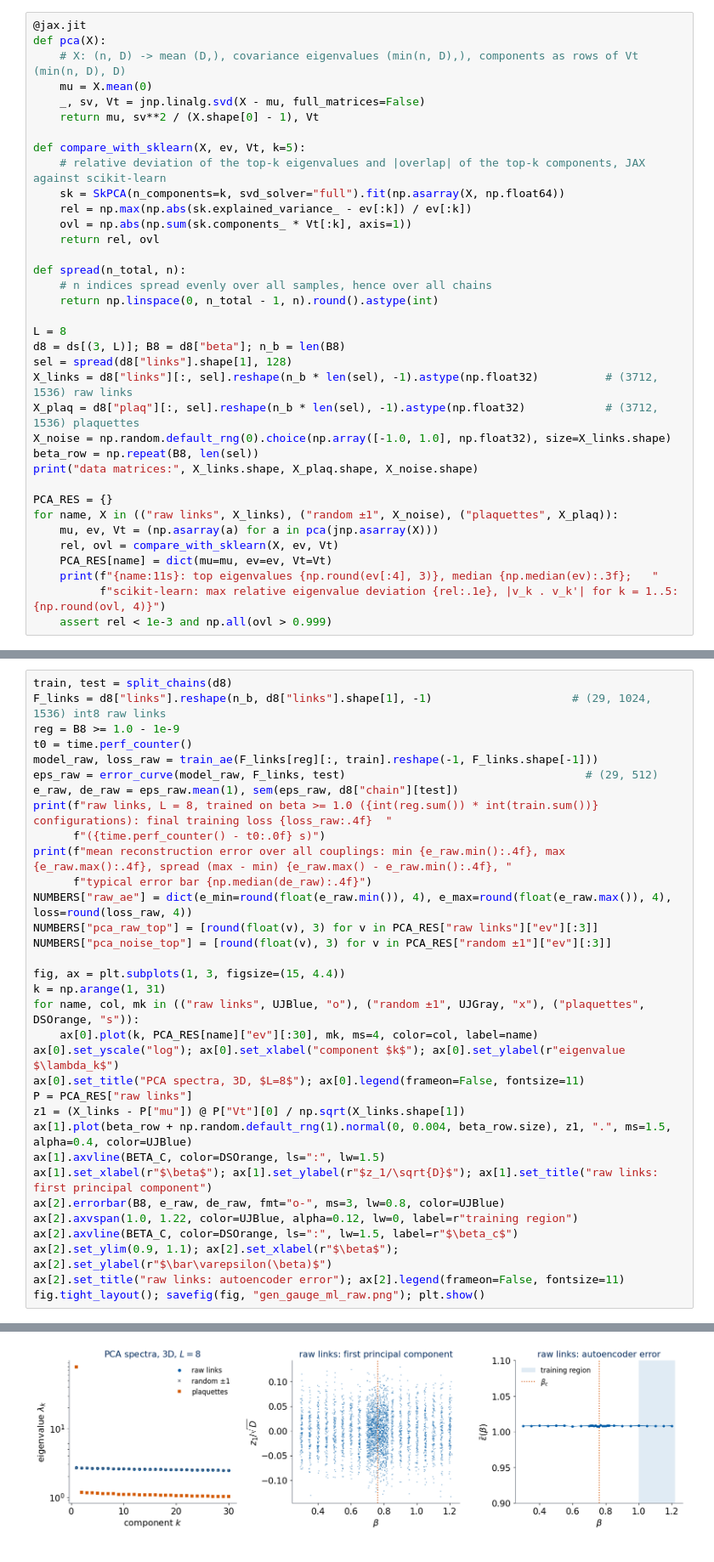
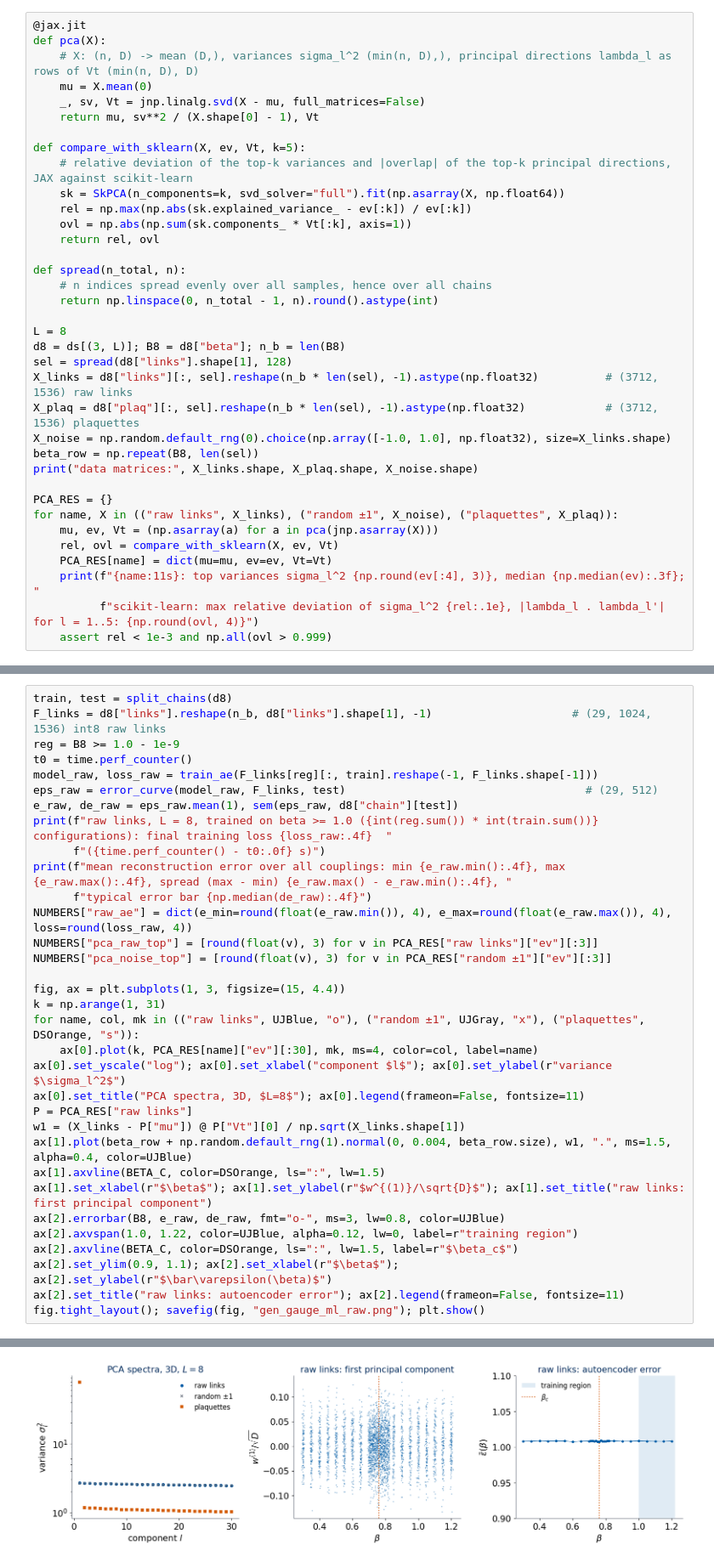
Before and after one commit to MarcinPlodzien/deep-learning-for-classical-and-quantum-physics, a Jupyter notebook: notebooks/lecture-05/lab-022-gauge-without-labels.ipynb, the cells around one changed output, grey strips where cells are left out. Shown at 85% size. Saved outputs shown, nothing was run; the diff lists cells and outputs as text.

```diff
--- a/notebooks/lecture-05/lab-022-gauge-without-labels.ipynb
+++ b/notebooks/lecture-05/lab-022-gauge-without-labels.ipynb
@@ -278,13 +280,13 @@ $3L^3=1536$.
 # %%
 @jax.jit
 def pca(X):
-    # X: (n, D) -> mean (D,), covariance eigenvalues (min(n, D),), components as rows of Vt (min(n, D), D)
+    # X: (n, D) -> mean (D,), variances sigma_l^2 (min(n, D),), principal directions lambda_l as rows of Vt (min(n, D), D)
     mu = X.mean(0)
     _, sv, Vt = jnp.linalg.svd(X - mu, full_matrices=False)
     return mu, sv**2 / (X.shape[0] - 1), Vt
 
 def compare_with_sklearn(X, ev, Vt, k=5):
-    # relative deviation of the top-k eigenvalues and |overlap| of the top-k components, JAX against scikit-learn
+    # relative deviation of the top-k variances and |overlap| of the top-k principal directions, JAX against scikit-learn
     sk = SkPCA(n_components=k, svd_solver="full").fit(np.asarray(X, np.float64))
     rel = np.max(np.abs(sk.explained_variance_ - ev[:k]) / ev[:k])
     ovl = np.abs(np.sum(sk.components_ * Vt[:k], axis=1))
@@ -308,8 +310,8 @@ for name, X in (("raw links", X_links), ("random ±1", X_noise), ("plaquettes",
     mu, ev, Vt = (np.asarray(a) for a in pca(jnp.asarray(X)))
     rel, ovl = compare_with_sklearn(X, ev, Vt)
     PCA_RES[name] = dict(mu=mu, ev=ev, Vt=Vt)
-    print(f"{name:11s}: top eigenvalues {np.round(ev[:4], 3)}, median {np.median(ev):.3f};   "
-          f"scikit-learn: max relative eigenvalue deviation {rel:.1e}, |v_k . v_k'| for k = 1..5: {np.round(ovl, 4)}")
+    print(f"{name:11s}: top variances sigma_l^2 {np.round(ev[:4], 3)}, median {np.median(ev):.3f};   "
+          f"scikit-learn: max relative deviation of sigma_l^2 {rel:.1e}, |lambda_l . lambda_l'| for l = 1..5: {np.round(ovl, 4)}")
     assert rel < 1e-3 and np.all(ovl > 0.999)
 # %% [output]
 data matrices: (3712, 1536) (3712, 1536) (3712, 1536)
@@ -407,13 +409,13 @@ fig, ax = plt.subplots(1, 3, figsize=(15, 4.4))
 k = np.arange(1, 31)
 for name, col, mk in (("raw links", UJBlue, "o"), ("random ±1", UJGray, "x"), ("plaquettes", DSOrange, "s")):
     ax[0].plot(k, PCA_RES[name]["ev"][:30], mk, ms=4, color=col, label=name)
-ax[0].set_yscale("log"); ax[0].set_xlabel("component $k$"); ax[0].set_ylabel(r"eigenvalue $\lambda_k$")
+ax[0].set_yscale("log"); ax[0].set_xlabel("component $l$"); ax[0].set_ylabel(r"variance $\sigma_l^2$")
 ax[0].set_title("PCA spectra, 3D, $L=8$"); ax[0].legend(frameon=False, fontsize=11)
 P = PCA_RES["raw links"]
-z1 = (X_links - P["mu"]) @ P["Vt"][0] / np.sqrt(X_links.shape[1])
-ax[1].plot(beta_row + np.random.default_rng(1).normal(0, 0.004, beta_row.size), z1, ".", ms=1.5, alpha=0.4, color=UJBlue)
+w1 = (X_links - P["mu"]) @ P["Vt"][0] / np.sqrt(X_links.shape[1])
+ax[1].plot(beta_row + np.random.default_rng(1).normal(0, 0.004, beta_row.size), w1, ".", ms=1.5, alpha=0.4, color=UJBlue)
 ax[1].axvline(BETA_C, color=DSOrange, ls=":", lw=1.5)
-ax[1].set_xlabel(r"$\beta$"); ax[1].set_ylabel(r"$z_1/\sqrt{D}$"); ax[1].set_title("raw links: first principal component")
+ax[1].set_xlabel(r"$\beta$"); ax[1].set_ylabel(r"$w^{(1)}/\sqrt{D}$"); ax[1].set_title("raw links: first principal component")
 ax[2].errorbar(B8, e_raw, de_raw, fmt="o-", ms=3, lw=0.8, color=UJBlue)
 ax[2].axvspan(1.0, 1.22, color=UJBlue, alpha=0.12, lw=0, label=r"training region")
 ax[2].axvline(BETA_C, color=DSOrange, ls=":", lw=1.5, label=r"$\beta_c$")
@@ -425,5 +427,5 @@ raw links, L = 8, trained on beta >= 1.0 (2560 configurations): final training l
 mean reconstruction error over all couplings: min 1.0075, max 1.0093, spread (max - min) 0.0018, typical error bar 0.0003
-[figure, old version]
+[figure, new version]
 # %% [markdown]
 All three panels say the same thing. The raw-link spectrum is the spectrum of coin flips; the first principal component is a random direction
 whose projection has the same distribution at every $\beta$; and the autoencoder, even when trained on the most ordered data available, does not
```
Also changed, not shown: parts of 12 cells of this notebook, 26 other files.
